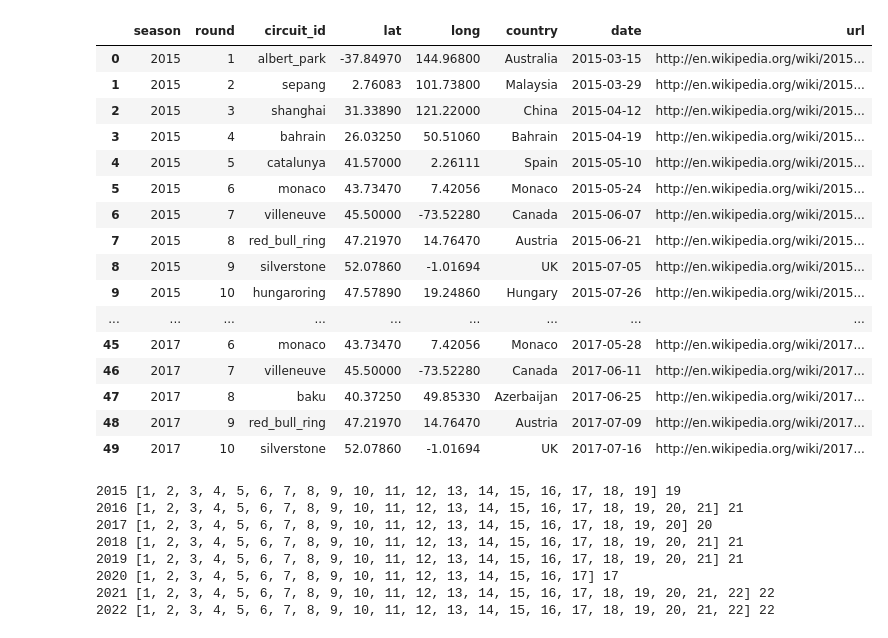
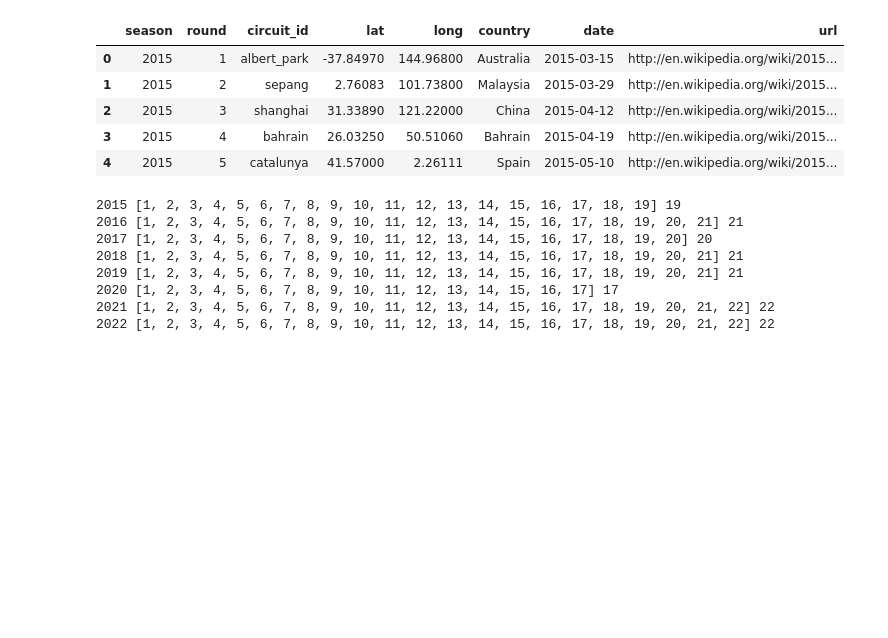
Before and after one commit to joseeneas/RB_Module_24_Project_04, a Jupyter notebook: Notebooks/ML_Complex_API.ipynb, the cells around one changed output. Cells and saved outputs as stored; diff of their text form; code cells hidden in the pictures; blank space fills up the shorter version.

```diff
--- a/Notebooks/ML_Complex_API.ipynb
+++ b/Notebooks/ML_Complex_API.ipynb
@@ -64,25 +65,14 @@ for year in list(range(2015,2023)):
             races['url'].append(None)
 races = pd.DataFrame(races)
 # %%
-races.head(50)
+races.head()
 # %% [output]
 |  | season | round | circuit_id | lat | long | country | date | url |
 | 0 | 2015 | 1 | albert_park | -37.84970 | 144.96800 | Australia | 2015-03-15 | http://en.wikipedia.org/wiki/2015... |
 | 1 | 2015 | 2 | sepang | 2.76083 | 101.73800 | Malaysia | 2015-03-29 | http://en.wikipedia.org/wiki/2015... |
 | 2 | 2015 | 3 | shanghai | 31.33890 | 121.22000 | China | 2015-04-12 | http://en.wikipedia.org/wiki/2015... |
 | 3 | 2015 | 4 | bahrain | 26.03250 | 50.51060 | Bahrain | 2015-04-19 | http://en.wikipedia.org/wiki/2015... |
 | 4 | 2015 | 5 | catalunya | 41.57000 | 2.26111 | Spain | 2015-05-10 | http://en.wikipedia.org/wiki/2015... |
-| 5 | 2015 | 6 | monaco | 43.73470 | 7.42056 | Monaco | 2015-05-24 | http://en.wikipedia.org/wiki/2015... |
-| 6 | 2015 | 7 | villeneuve | 45.50000 | -73.52280 | Canada | 2015-06-07 | http://en.wikipedia.org/wiki/2015... |
-| 7 | 2015 | 8 | red_bull_ring | 47.21970 | 14.76470 | Austria | 2015-06-21 | http://en.wikipedia.org/wiki/2015... |
-| 8 | 2015 | 9 | silverstone | 52.07860 | -1.01694 | UK | 2015-07-05 | http://en.wikipedia.org/wiki/2015... |
-| 9 | 2015 | 10 | hungaroring | 47.57890 | 19.24860 | Hungary | 2015-07-26 | http://en.wikipedia.org/wiki/2015... |
-| ... | ... | ... | ... | ... | ... | ... | ... | ... |
-| 45 | 2017 | 6 | monaco | 43.73470 | 7.42056 | Monaco | 2017-05-28 | http://en.wikipedia.org/wiki/2017... |
-| 46 | 2017 | 7 | villeneuve | 45.50000 | -73.52280 | Canada | 2017-06-11 | http://en.wikipedia.org/wiki/2017... |
-| 47 | 2017 | 8 | baku | 40.37250 | 49.85330 | Azerbaijan | 2017-06-25 | http://en.wikipedia.org/wiki/2017... |
-| 48 | 2017 | 9 | red_bull_ring | 47.21970 | 14.76470 | Austria | 2017-07-09 | http://en.wikipedia.org/wiki/2017... |
-| 49 | 2017 | 10 | silverstone | 52.07860 | -1.01694 | UK | 2017-07-16 | http://en.wikipedia.org/wiki/2017... |
 # %%
 # Rounds DF
 rounds = []
```
Also changed, not shown: parts of 36 cells of this notebook, 1 other file.
